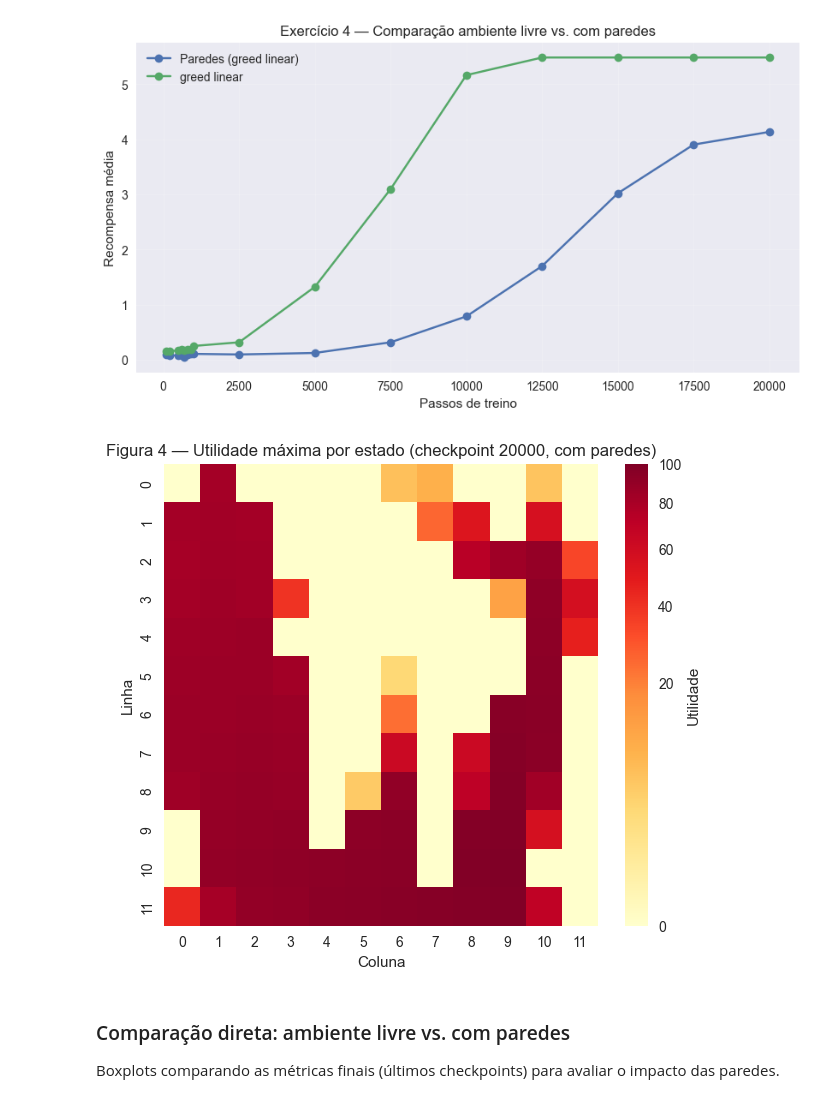
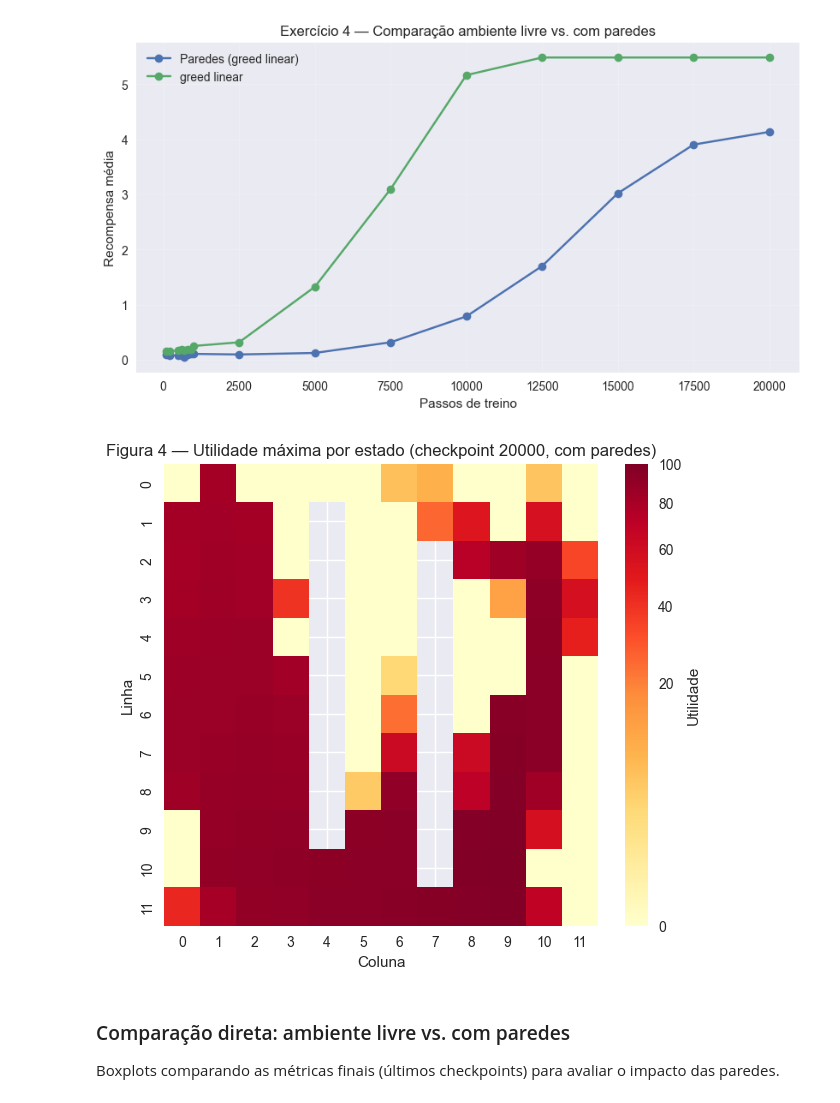
Before and after one commit to y0c0ms/IAA_MEI25, a Jupyter notebook: Exercicio4/exercicio4.ipynb, the cells around one changed output. Drawn from its saved outputs; the diff is of its cells as text; code cells hidden in the pictures.

```diff
--- a/Exercicio4/exercicio4.ipynb
+++ b/Exercicio4/exercicio4.ipynb
@@ -148,7 +148,7 @@ def policy_greedy(
 ) -> str:
     """Seleciona a melhor ação conhecida com probabilidade = greed (exploração controlada)."""
     if q_table is None:
-        raise ValueError("Uma política gulosa requer uma tabela Q previamente treinada.")
+        raise ValueError("Uma política greddy requer uma tabela Q previamente treinada.")
 
     if rng.random() <= greed:
         values = q_table[state - 1]
@@ -169,7 +169,7 @@ def policy_greedy_scheduled(
     step: int | None = None,
     **_,
 ) -> str:
-    """Variante gulosa que suporta um agendamento dinâmico para o parâmetro greed."""
+    """Variante greedy que suporta um agendamento dinâmico para o parâmetro greed."""
     greed_value = greed
     if greed_schedule is not None and step is not None:
         greed_value = greed_schedule(step)
@@ -292,7 +292,7 @@ def evaluate_policy(
     rng: np.random.Generator,
     eval_steps: int = EVAL_STEPS,
 ) -> float:
-    """Avalia a política gulosa derivada de uma tabela Q sem alterar valores."""
+    """Avalia a política greedy derivada de uma tabela Q sem alterar valores."""
     env = env_factory()
     total_reward = 0.0
     for _ in range(eval_steps):
@@ -467,12 +467,37 @@ runtime_stats
 # %%
-def plot_q_heatmap(q_table: np.ndarray, title: str, grid_size: int = GRID_SIZE) -> None:
-    """Representa a utilidade máxima por estado (Figura 3)."""
+def plot_q_heatmap(q_table: np.ndarray, title: str, grid_size: int = GRID_SIZE, walls: Tuple[int, ...] | None = None) -> None:
+    """Representa a utilidade máxima por estado (Figura 3/4).
+
+    Estados de parede (nunca visitados, Q=0) são mostrados como células vazias (NaN),
+    o que é apropriado pois são estados inválidos que o agente nunca pode ocupar.
+    """
     max_values = np.max(q_table, axis=1).reshape(grid_size, grid_size)
+
+    # Definir estados de parede como NaN para visualização clara (estados inválidos)
+    if walls:
+        for wall_state in walls:
+            row = (wall_state - 1) // grid_size
+            col = (wall_state - 1) % grid_size
+            max_values[row, col] = np.nan
+
     plt.figure(figsize=(7, 6))
     # Usar PowerNorm para melhorar contraste (como na Figura 3)
     # Gamma < 1 aumenta contraste em valores baixos
-    norm = colors.PowerNorm(gamma=0.4, vmin=max_values.min(), vmax=max_values.max())
-    sns.heatmap(max_values, cmap="YlOrRd", norm=norm, annot=False, cbar_kws={"label": "Utilidade"})
+    # vmin e vmax excluem NaN automaticamente
+    valid_values = max_values[~np.isnan(max_values)]
+    if len(valid_values) > 0:
+        norm = colors.PowerNorm(gamma=0.4, vmin=valid_values.min(), vmax=valid_values.max())
+    else:
+        norm = None
+
+    sns.heatmap(
+        max_values,
+        cmap="YlOrRd",
+        norm=norm,
+        annot=False,
+        cbar_kws={"label": "Utilidade"},
+        mask=np.isnan(max_values),  # Máscara para células NaN (paredes)
+    )
     plt.title(title)
     plt.xlabel("Coluna")
     plt.ylabel("Linha")
@@ -690,10 +714,11 @@ plt.show()
 # %%
 plot_q_heatmap(
     q_checkpoints_walls_sched[0][20000],
-    "Figura 4 — Utilidade máxima por estado (checkpoint 20000, com paredes)"
+    "Figura 4 — Utilidade máxima por estado (checkpoint 20000, com paredes)",
+    walls=FIGURE4_WALLS,
 )
 # %% [output]
-[figure, old version]
+[figure, new version]
 # %% [markdown]
 ### Comparação direta: ambiente livre vs. com paredes
 
```
Also changed, not shown: parts of 14 cells of this notebook, 7 other files.
